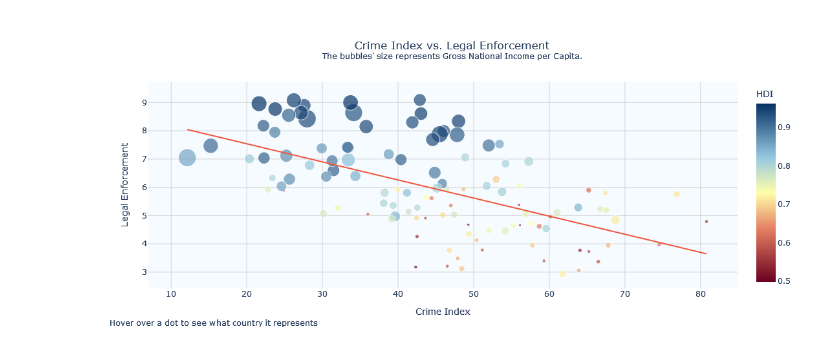
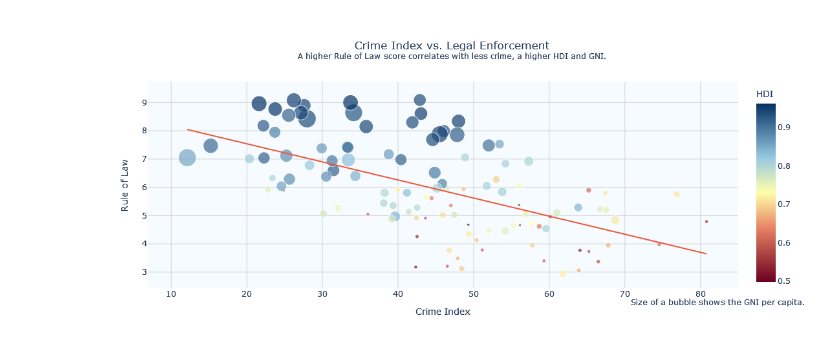
Before and after one commit to dejessias/Surveillance-Crime, a Jupyter notebook: _sources/docs/law_enforcement.ipynb, the cells around one changed output. Cells and saved outputs as stored; diff of their text form; code cells hidden in the pictures.

```diff
--- a/_sources/docs/law_enforcement.ipynb
+++ b/_sources/docs/law_enforcement.ipynb
@@ -36,39 +36,39 @@ fig = px.scatter(crimehdfi,
                 size='GNI per Capita',  # Use GDP_per_capita for dot sizes
                  size_max=20,  # Maximum size of the dots
                  color_continuous_scale= custom_color_scale,  # You can choose any color scale
-                 title='Crime Index vs. Legal Enforcement<br><sup>The bubbles\' size represents Gross National Income per Capita.</sup>',
-                 labels={'crimeIndex': 'Crime Index', 'ef_legal': 'Legal Enforcement'},
+                 title='Crime Index vs. Legal Enforcement<br><sup>A higher Rule of Law score correlates with less crime, a higher HDI and GNI.</sup>',
+                 labels={'crimeIndex': 'Crime Index', 'ef_legal': 'Rule of Law'},
                  trendline='ols',
                  hover_name='country')
 
 fig.update_layout(
     height=500,
     title={
         'y':0.9,
         'x':0.5,
         'xanchor': 'center',
         'yanchor': 'top'
     },
     plot_bgcolor='rgba(152,214,255,0.1)',  # background color
     xaxis=dict(
         gridcolor='lightgrey',  # Set x-axis gridline color
         zerolinecolor='grey'  # Set x-axis zero line color
     ),
     yaxis=dict(
         gridcolor='lightgrey',  # Set y-axis gridline color
         zerolinecolor='grey'  # Set y-axis zero line color
     ),
 )
 
-fig.add_annotation(x=-0.07, y=-0.20,
+fig.add_annotation(x=1.12, y=-0.10,
                    xref="paper", yref="paper",
-                   align='left',
-                   xanchor='left', yanchor='bottom',
+                   align='right',
+                   xanchor='right', yanchor='bottom',
                    showarrow=False,
-                   text='Hover over a dot to see what country it represents'
+                   text='Size of a bubble shows the GNI per capita.'
                   )
 
 # Show the figure
 fig.show()
 # %% [output]
-[figure, old version]
+[figure, new version]
```
Also changed, not shown: 17 other files.
